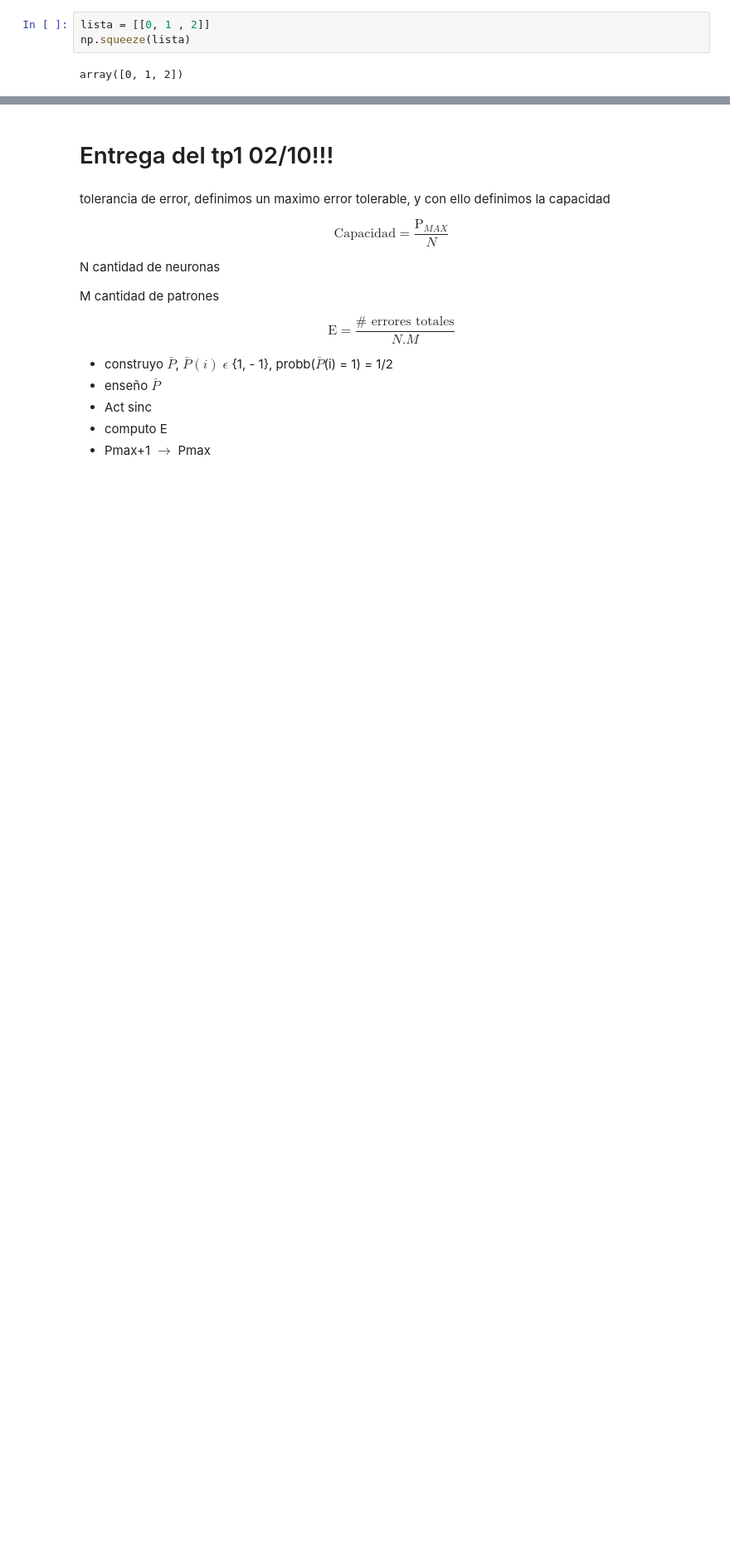
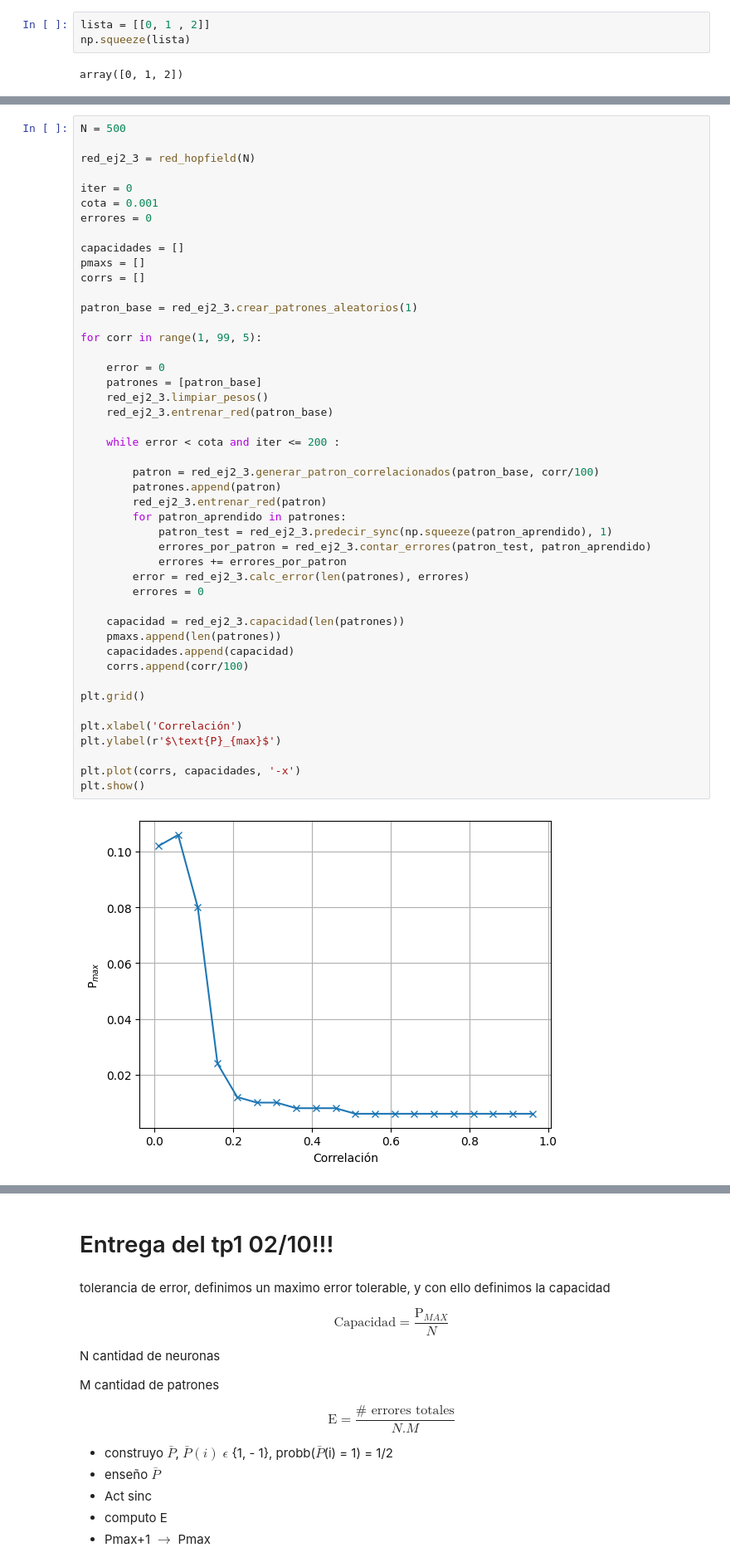
Before and after one commit to G-Leonel-6/Redes_neuronales, a Jupyter notebook: TP1/redes.ipynb, the cells around one changed output, grey strips where cells are left out. Shown at 83% size. Saved outputs shown, nothing was run; the diff lists cells and outputs as text; blank space fills up the shorter version.

```diff
--- a/TP1/redes.ipynb
+++ b/TP1/redes.ipynb
@@ -586,0 +696,48 @@ capacidades, pmaxs
+# %%
+N = 500
+
+red_ej2_3 = red_hopfield(N)
+
+iter = 0
+cota = 0.001
+errores = 0
+
+capacidades = []
+pmaxs = []
+corrs = []
+
+patron_base = red_ej2_3.crear_patrones_aleatorios(1)
+
+for corr in range(1, 99, 5):
+
+    error = 0
+    patrones = [patron_base]
+    red_ej2_3.limpiar_pesos()
+    red_ej2_3.entrenar_red(patron_base)
+
+    while error < cota and iter <= 200 :
+
+        patron = red_ej2_3.generar_patron_correlacionados(patron_base, corr/100)
+        patrones.append(patron)
+        red_ej2_3.entrenar_red(patron)
+        for patron_aprendido in patrones:
+            patron_test = red_ej2_3.predecir_sync(np.squeeze(patron_aprendido), 1)
+            errores_por_patron = red_ej2_3.contar_errores(patron_test, patron_aprendido)
+            errores += errores_por_patron
+        error = red_ej2_3.calc_error(len(patrones), errores)
+        errores = 0
+
+    capacidad = red_ej2_3.capacidad(len(patrones))
+    pmaxs.append(len(patrones))
+    capacidades.append(capacidad)
+    corrs.append(corr/100)
+
+plt.grid()
+
+plt.xlabel('Correlación')
+plt.ylabel(r'$\text{P}_{max}$')
+
+plt.plot(corrs, capacidades, '-x')
+plt.show()
+# %% [output]
+[figure, added]
```
Also changed, not shown: parts of 7 cells of this notebook, 6 other files.
